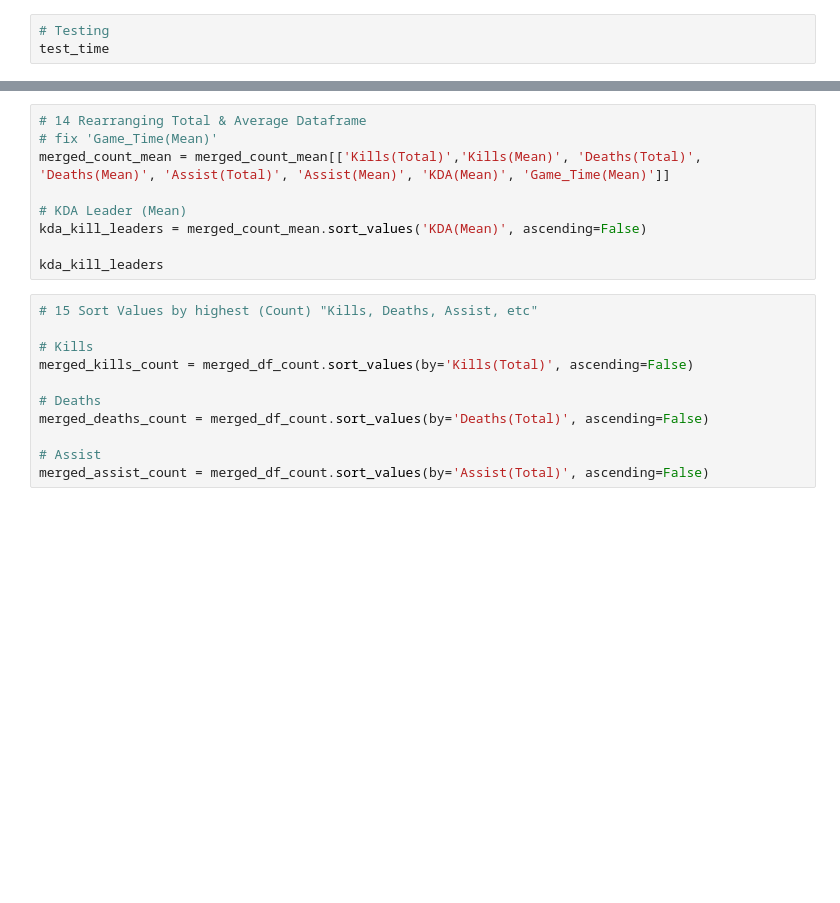
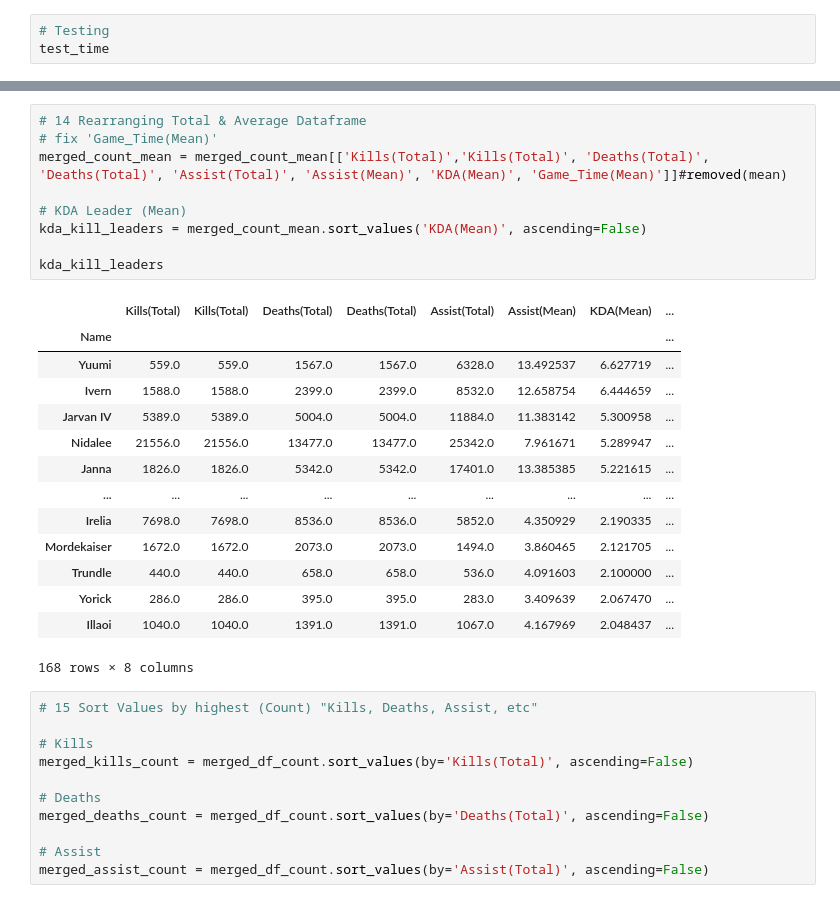
Before and after one commit to L8onii/Capstone-LOL, a Jupyter notebook: LOL-Notebook.ipynb, the cells around one changed output, grey strips where cells are left out. Saved outputs shown, nothing was run; the diff lists cells and outputs as text; blank space fills up the shorter version.

```diff
--- a/LOL-Notebook.ipynb
+++ b/LOL-Notebook.ipynb
@@ -375,12 +542,27 @@ merged_count_mean
 # %%
 # 14 Rearranging Total & Average Dataframe
 # fix 'Game_Time(Mean)'
-merged_count_mean = merged_count_mean[['Kills(Total)','Kills(Mean)', 'Deaths(Total)', 'Deaths(Mean)', 'Assist(Total)', 'Assist(Mean)', 'KDA(Mean)', 'Game_Time(Mean)']]
+merged_count_mean = merged_count_mean[['Kills(Total)','Kills(Total)', 'Deaths(Total)', 'Deaths(Total)', 'Assist(Total)', 'Assist(Mean)', 'KDA(Mean)', 'Game_Time(Mean)']]#removed(mean)
 
 # KDA Leader (Mean)
 kda_kill_leaders = merged_count_mean.sort_values('KDA(Mean)', ascending=False)
 
 kda_kill_leaders
+# %% [output]
+|  | Kills(Total) | Kills(Total) | Deaths(Total) | Deaths(Total) | Assist(Total) | Assist(Mean) | KDA(Mean) | ... |
+| Name |  |  |  |  |  |  |  | ... |
+| Yuumi | 559.0 | 559.0 | 1567.0 | 1567.0 | 6328.0 | 13.492537 | 6.627719 | ... |
+| Ivern | 1588.0 | 1588.0 | 2399.0 | 2399.0 | 8532.0 | 12.658754 | 6.444659 | ... |
+| Jarvan IV | 5389.0 | 5389.0 | 5004.0 | 5004.0 | 11884.0 | 11.383142 | 5.300958 | ... |
+| Nidalee | 21556.0 | 21556.0 | 13477.0 | 13477.0 | 25342.0 | 7.961671 | 5.289947 | ... |
+| Janna | 1826.0 | 1826.0 | 5342.0 | 5342.0 | 17401.0 | 13.385385 | 5.221615 | ... |
+| ... | ... | ... | ... | ... | ... | ... | ... | ... |
+| Irelia | 7698.0 | 7698.0 | 8536.0 | 8536.0 | 5852.0 | 4.350929 | 2.190335 | ... |
+| Mordekaiser | 1672.0 | 1672.0 | 2073.0 | 2073.0 | 1494.0 | 3.860465 | 2.121705 | ... |
+| Trundle | 440.0 | 440.0 | 658.0 | 658.0 | 536.0 | 4.091603 | 2.100000 | ... |
+| Yorick | 286.0 | 286.0 | 395.0 | 395.0 | 283.0 | 3.409639 | 2.067470 | ... |
+| Illaoi | 1040.0 | 1040.0 | 1391.0 | 1391.0 | 1067.0 | 4.167969 | 2.048437 | ... |
+168 rows × 8 columns
 # %%
 # 15 Sort Values by highest (Count) "Kills, Deaths, Assist, etc"
 
```
Also changed, not shown: parts of 36 cells of this notebook.
